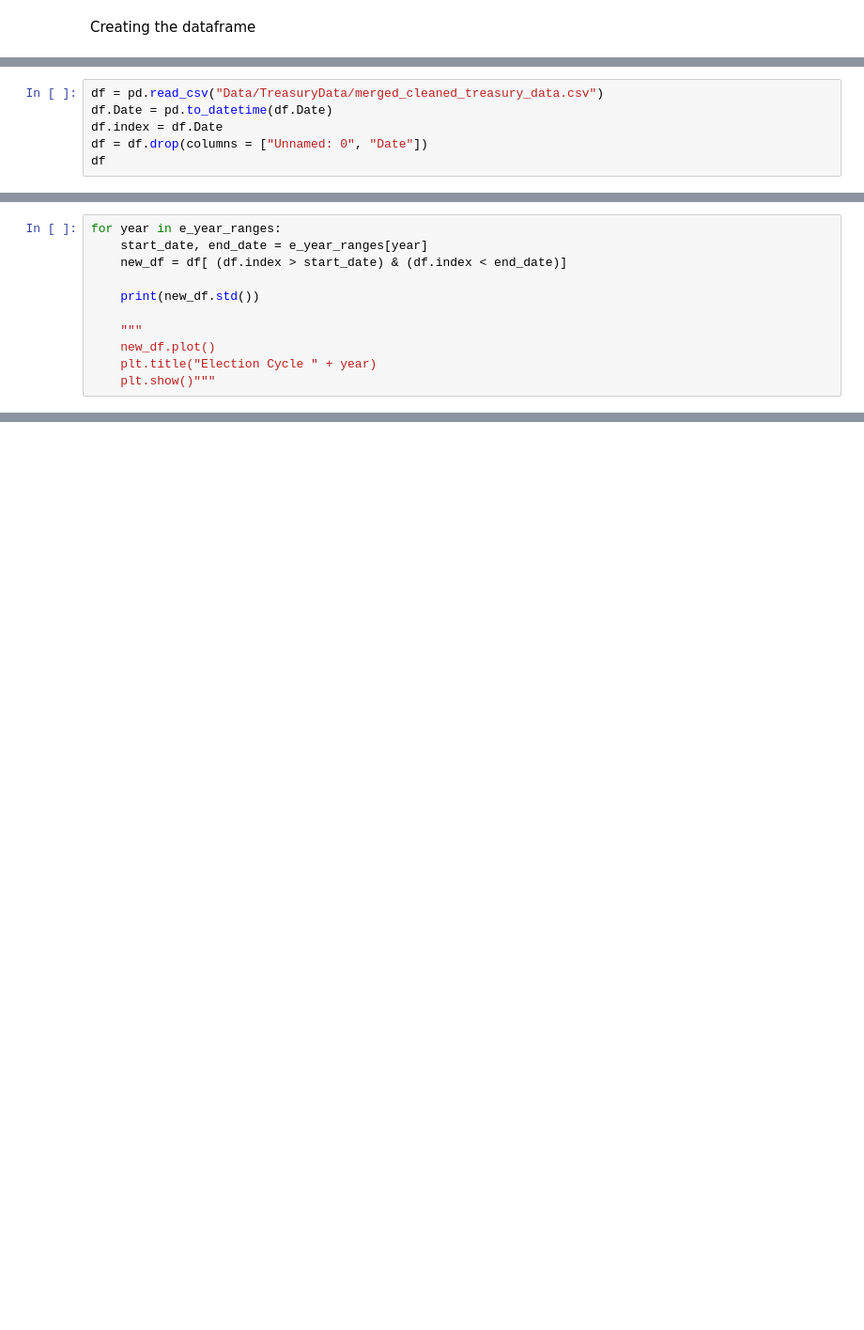
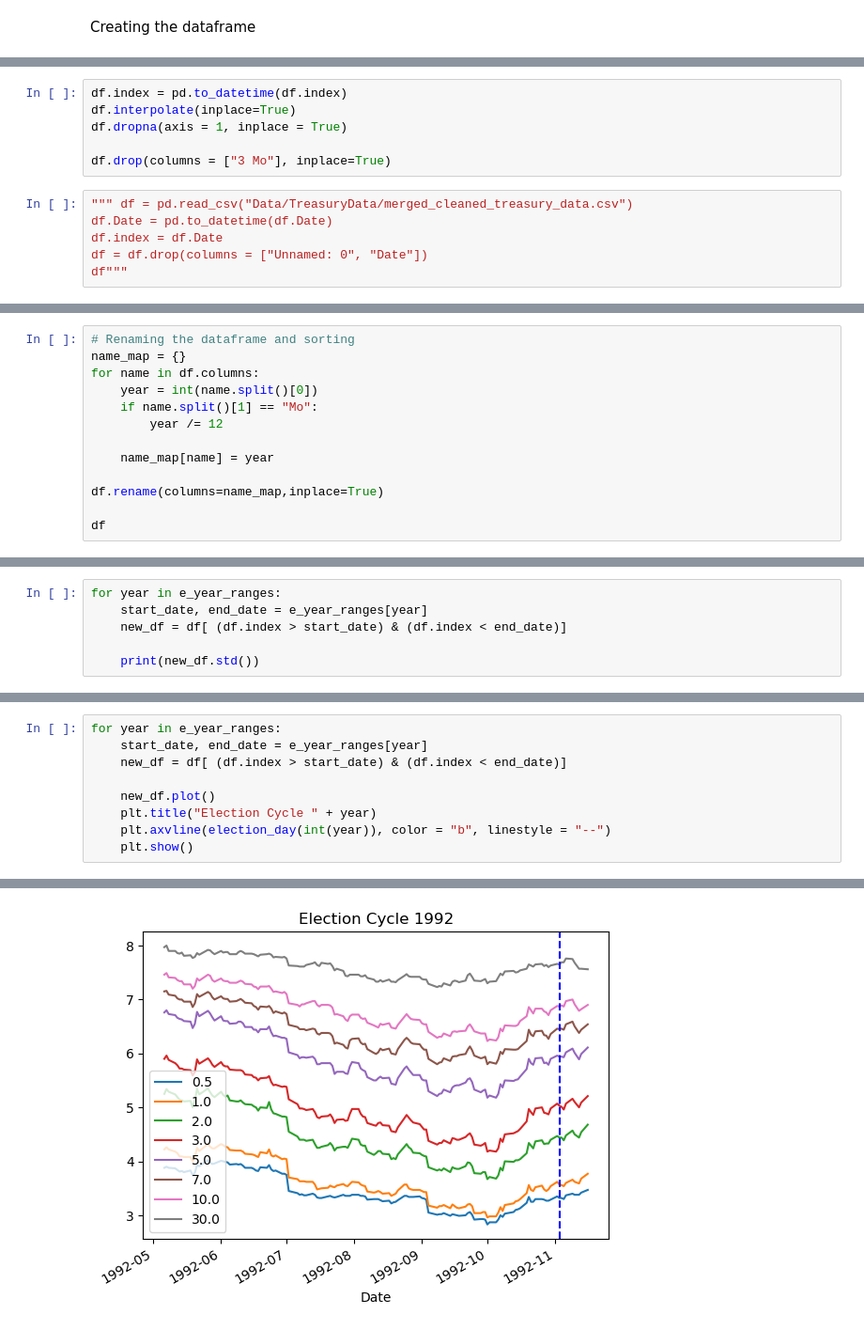
Before and after one commit to jlopes3/MF703_Project, a Jupyter notebook: FixedIncomeAnalysis.ipynb, the cells around one changed output, grey strips where cells are left out. Shown at 94% size. Drawn from its saved outputs; the diff is of its cells as text; blank space fills up the shorter version.

```diff
--- a/FixedIncomeAnalysis.ipynb
+++ b/FixedIncomeAnalysis.ipynb
@@ -8,7 +11,13 @@ Creating the dataframe
+# %%
+df.index = pd.to_datetime(df.index)
+df.interpolate(inplace=True)
+df.dropna(axis = 1, inplace = True)
+
+df.drop(columns = ["3 Mo"], inplace=True)
 # %%
-df = pd.read_csv("Data/TreasuryData/merged_cleaned_treasury_data.csv")
+""" df = pd.read_csv("Data/TreasuryData/merged_cleaned_treasury_data.csv")
 df.Date = pd.to_datetime(df.Date)
 df.index = df.Date
 df = df.drop(columns = ["Unnamed: 0", "Date"])
-df
+df"""
 # %% [output]
@@ -28,0 +25,13 @@ df
+# %%
+# Renaming the dataframe and sorting
+name_map = {}
+for name in df.columns:
+    year = int(name.split()[0])
+    if name.split()[1] == "Mo":
+        year /= 12
+
+    name_map[name] = year
+
+df.rename(columns=name_map,inplace=True)
+
+df
@@ -28,0 +53,6 @@ df
+# %%
+for year in e_year_ranges:
+    start_date, end_date = e_year_ranges[year]
+    new_df = df[ (df.index > start_date) & (df.index < end_date)]
+
+    print(new_df.std())
@@ -31,10 +79,8 @@ for year in e_year_ranges:
     start_date, end_date = e_year_ranges[year]
     new_df = df[ (df.index > start_date) & (df.index < end_date)]
 
-    print(new_df.std())
-
-    """
     new_df.plot()
     plt.title("Election Cycle " + year)
-    plt.show()"""
+    plt.axvline(election_day(int(year)), color = "b", linestyle = "--")
+    plt.show()
 # %% [output]
@@ -57,0 +87 @@ dtype: float64
+[figure, added]
```
Also changed, not shown: parts of 21 cells of this notebook, 45 other files.
